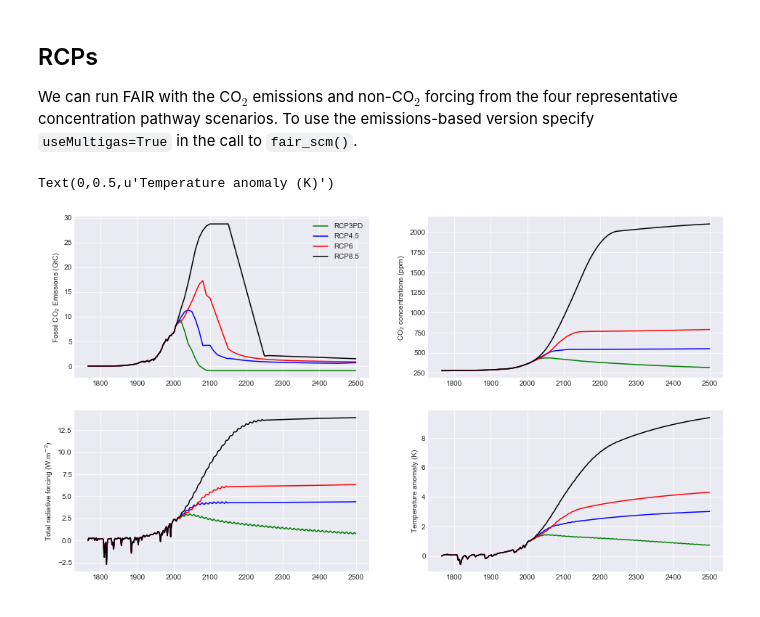
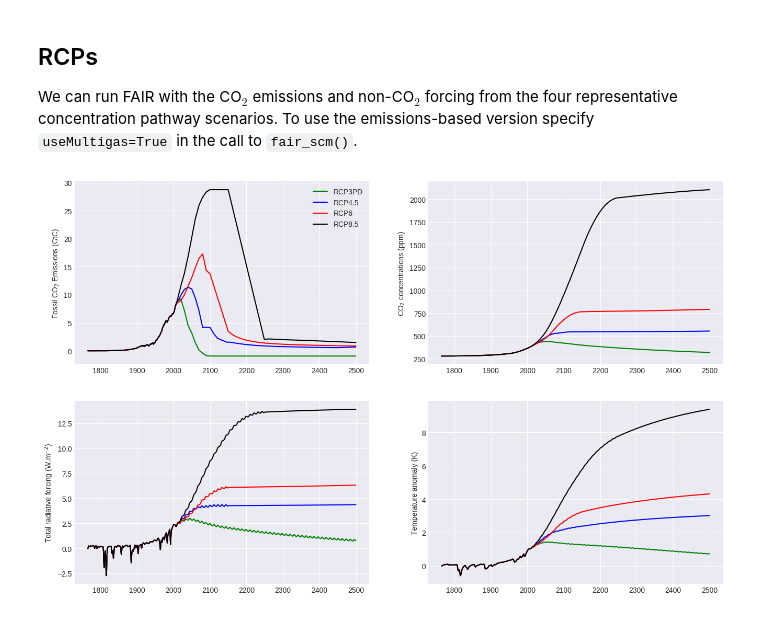
Before and after one commit to OMS-NetZero/FAIR, a Jupyter notebook: index.ipynb, the cells around one changed output. Drawn from its saved outputs; the diff is of its cells as text; code cells hidden in the pictures.

```diff
--- a/index.ipynb
+++ b/index.ipynb
@@ -63,57 +61,64 @@ We can run FAIR with the CO$_2$ emissions and non-CO$_2$ forcing from the four r
 from fair.RCPs import rcp3pd, rcp45, rcp6, rcp85
 from fair.ancil import natural
 
 fig = plt.figure()
 ax1 = fig.add_subplot(221)
 ax2 = fig.add_subplot(222)
 ax3 = fig.add_subplot(223)
 ax4 = fig.add_subplot(224)
 
-C,F,T = fair.forward.fair_scm(emissions  = rcp3pd.Emissions.emissions,
-                              F_solar    = rcp3pd.Forcing.solar,
-                              F_volcanic = rcp3pd.Forcing.volcanic,
-                              natural    = natural.Emissions.emissions,
-                              useMultigas= True)
+C, F, T = fair.forward.fair_scm(
+    emissions=rcp3pd.Emissions.emissions,
+    F_solar=rcp3pd.Forcing.solar,
+    F_volcanic=rcp3pd.Forcing.volcanic,
+    natural=natural.Emissions.emissions,
+    useMultigas= True
+)
 ax1.plot(rcp3pd.Emissions.year, rcp3pd.Emissions.co2_fossil, color='green', label='RCP3PD')
-ax2.plot(rcp3pd.Emissions.year, C[:,0], color='green')
+ax2.plot(rcp3pd.Emissions.year, C[:, 0], color='green')
 ax3.plot(rcp3pd.Emissions.year, np.sum(F, axis=1), color='green')
 ax4.plot(rcp3pd.Emissions.year, T, color='green')
 
-C,F,T = fair.forward.fair_scm(emissions  = rcp45.Emissions.emissions,
-                              F_solar    = rcp45.Forcing.solar,
-                              F_volcanic = rcp45.Forcing.volcanic,
-                              natural    = natural.Emissions.emissions,
-                              useMultigas= True)
+C, F, T = fair.forward.fair_scm(
+    emissions=rcp45.Emissions.emissions,
+    F_solar=rcp45.Forcing.solar,
+    F_volcanic=rcp45.Forcing.volcanic,
+    natural=natural.Emissions.emissions,
+    useMultigas=True
+)
 ax1.plot(rcp45.Emissions.year, rcp45.Emissions.co2_fossil, color='blue', label='RCP4.5')
-ax2.plot(rcp45.Emissions.year, C[:,0], color='blue')
+ax2.plot(rcp45.Emissions.year, C[:, 0], color='blue')
 ax3.plot(rcp45.Emissions.year, np.sum(F, axis=1), color='blue')
 ax4.plot(rcp45.Emissions.year, T, color='blue')
 
-C,F,T = fair.forward.fair_scm(emissions  = rcp6.Emissions.emissions,
-                              F_solar    = rcp6.Forcing.solar,
-                              F_volcanic = rcp6.Forcing.volcanic,
-                              natural    = natural.Emissions.emissions,
-                              useMultigas= True)
+C, F, T = fair.forward.fair_scm(
+    emissions=rcp6.Emissions.emissions,
+    F_solar=rcp6.Forcing.solar,
+    F_volcanic=rcp6.Forcing.volcanic,
+    natural=natural.Emissions.emissions,
+    useMultigas=True
+)
 ax1.plot(rcp6.Emissions.year, rcp6.Emissions.co2_fossil, color='red', label='RCP6')
-ax2.plot(rcp6.Emissions.year, C[:,0], color='red')
+ax2.plot(rcp6.Emissions.year, C[:, 0], color='red')
 ax3.plot(rcp6.Emissions.year, np.sum(F, axis=1), color='red')
 ax4.plot(rcp6.Emissions.year, T, color='red')
 
-C,F,T = fair.forward.fair_scm(emissions  = rcp85.Emissions.emissions,
-                              F_solar    = rcp85.Forcing.solar,
-                              F_volcanic = rcp85.Forcing.volcanic,
-                              natural    = natural.Emissions.emissions,
-                              useMultigas= True)
+C, F, T = fair.forward.fair_scm(
+    emissions=rcp85.Emissions.emissions,
+    F_solar=rcp85.Forcing.solar,
+    F_volcanic=rcp85.Forcing.volcanic,
+    natural=natural.Emissions.emissions,
+    useMultigas=True
+)
 ax1.plot(rcp85.Emissions.year, rcp85.Emissions.co2_fossil, color='black', label='RCP8.5')
-ax2.plot(rcp85.Emissions.year, C[:,0], color='black')
+ax2.plot(rcp85.Emissions.year, C[:, 0], color='black')
 ax3.plot(rcp85.Emissions.year, np.sum(F, axis=1), color='black')
 ax4.plot(rcp85.Emissions.year, T, color='black')
 
 ax1.set_ylabel('Fossil CO$_2$ Emissions (GtC)')
 ax1.legend()
 ax2.set_ylabel('CO$_2$ concentrations (ppm)')
 ax3.set_ylabel('Total radiative forcing (W.m$^{-2}$)')
-ax4.set_ylabel('Temperature anomaly (K)')
+ax4.set_ylabel('Temperature anomaly (K)');
 # %% [output]
-Text(0,0.5,u'Temperature anomaly (K)')
-[figure, old version]
+[figure, new version]
```
Also changed, not shown: parts of 3 cells of this notebook.
